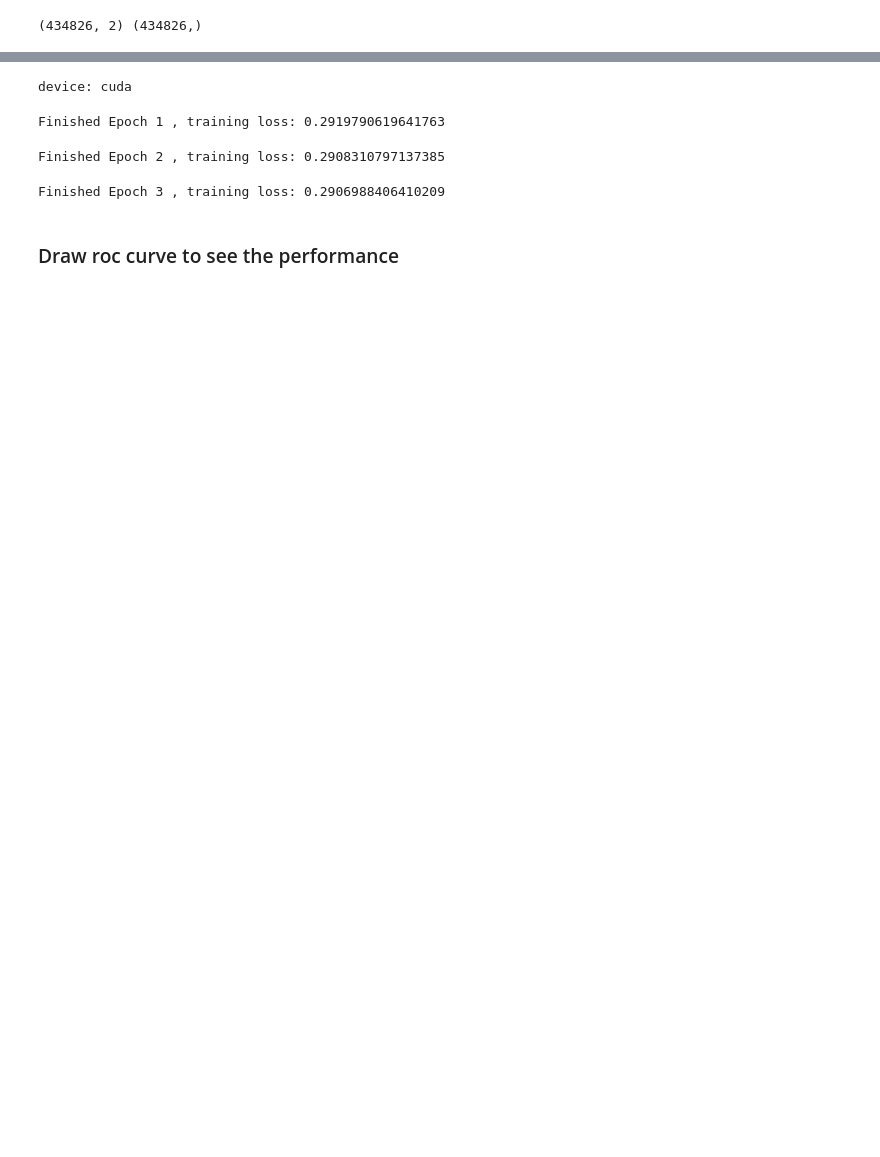
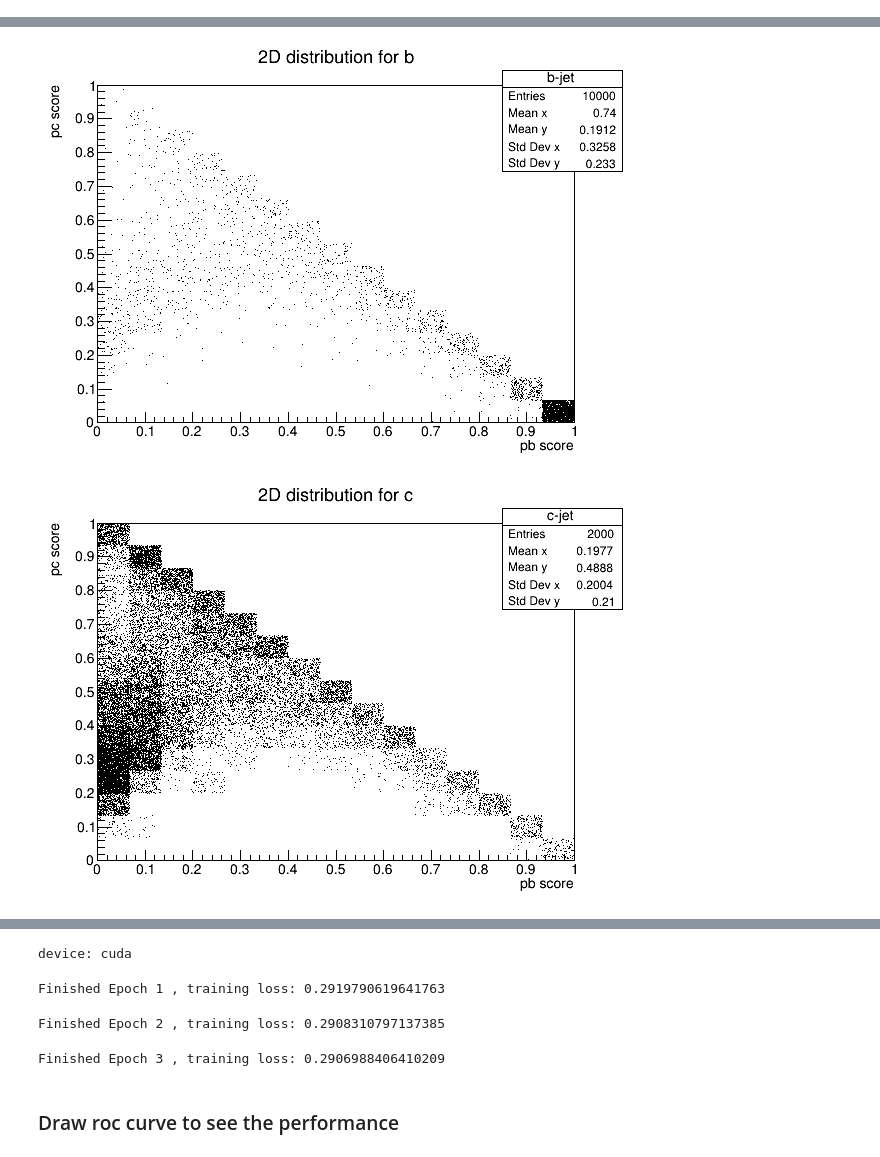
Before and after one commit to hairlessdevil/custom, a Jupyter notebook: custom_proto.ipynb, the cells around one changed output, grey strips where cells are left out. Saved outputs shown, nothing was run; the diff lists cells and outputs as text; code cells hidden in the pictures; blank space fills up the shorter version.

```diff
--- a/custom_proto.ipynb
+++ b/custom_proto.ipynb
@@ -29,28 +37,40 @@ class custom1(nn.Module):
         output = nn.Sigmoid()(self.output(x))
         return output
 # %%
-#creating dataset for training
-
-
+#loading dataset for training
 transform = torchvision.transforms.Compose(
     [torchvision.transforms.ToTensor(),
      torchvision.transforms.RandomHorizontalFlip]
 )
 
-b_jet = (pd.read_csv("~/Week3_sample/b_jet.csv")).to_numpy()
-c_jet = (pd.read_csv("~/Week3_sample/c_jet.csv")).to_numpy()
+b_jet = (pd.read_csv("/global/cscratch1/sd/ricardom/b_jet.csv")).to_numpy()
+c_jet = (pd.read_csv("/global/cscratch1/sd/ricardom/c_jet.csv")).to_numpy()
 data_X = np.concatenate((b_jet, c_jet)) #data
 #creating label for c_jet and b_jet: c -> 1, b -> 0
 b_label = np.zeros((b_jet.shape[0]))
 c_label = np.ones((c_jet.shape[0]))
 data_y = np.concatenate((b_label, c_label)) #label for data
 #split train and validation set:
-X_train, X_vali, y_train, y_vali = train_test_split(data_X, data_y, test_size = 0.1, random_state=114514)
-#dataset for pytorch
-dataset_train = torch.utils.data.TensorDataset(torch.from_numpy(X_train), torch.from_numpy(y_train))
-dataset_vali = torch.utils.data.TensorDataset(torch.from_numpy(X_vali), torch.from_numpy(y_vali))
-#dataloader = torch.utils.data.DataLoader(dataset, batch_size = 10, shuffle = True)
-# %%
-print(X_vali.shape, y_vali.shape)
-# %% [output]
-(434826, 2) (434826,)
+# %%
+#plot 2d distribution for each jet with 1e4 scales of sample
+num = int(1e4)
+b = ROOT.TCanvas("b-jet {}".format(num),"The Canvas Title",600,450)
+b_2D = ROOT.TH2F("b-jet", "2D distribution for b", 15, 0, 1, 15, 0, 1)
+b_2D.FillN(num, b_jet[:, 0], b_jet[:, 1], 1/num*np.ones(num))
+b_2D.Draw()
+b.cd()
+b_2D.GetYaxis().SetTitle("pc score")
+b_2D.GetXaxis().SetTitle("pb score")
+b.Draw()
+
+
+num = int((1e4)/5)
+c = ROOT.TCanvas("c-jet {}".format(num),"The Canvas Title",600,450)
+c_2D = ROOT.TH2F("c-jet", "2D distribution for c", 15, 0, 1, 15, 0, 1)
+c_2D.FillN(num, c_jet[:, 0], c_jet[:, 1], 1/num*np.ones(num))
+c_2D.Draw()
+c.cd()
+c_2D.GetYaxis().SetTitle("pc score")
+c_2D.GetXaxis().SetTitle("pb score")
+c.Draw()
+# %% [output]
@@ -56,0 +81,2 @@ print(X_vali.shape, y_vali.shape)
+[figure, added]
+[figure, added]
```
Also changed, not shown: parts of 15 cells of this notebook.
